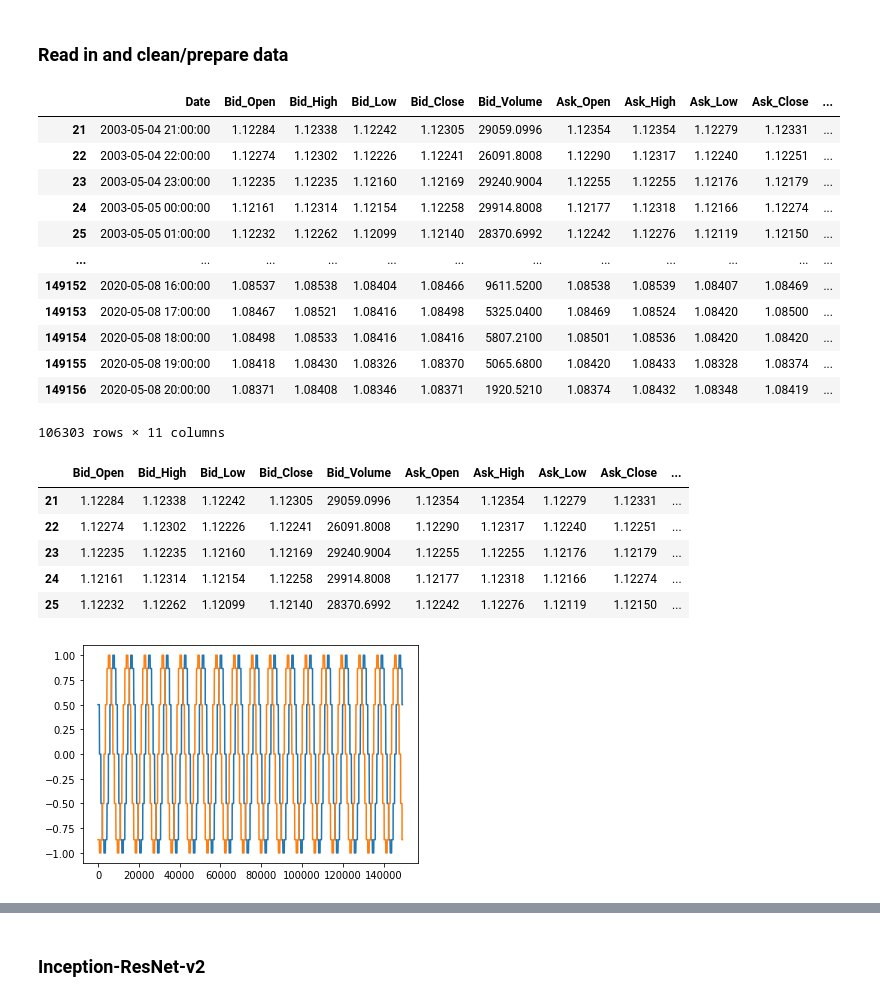
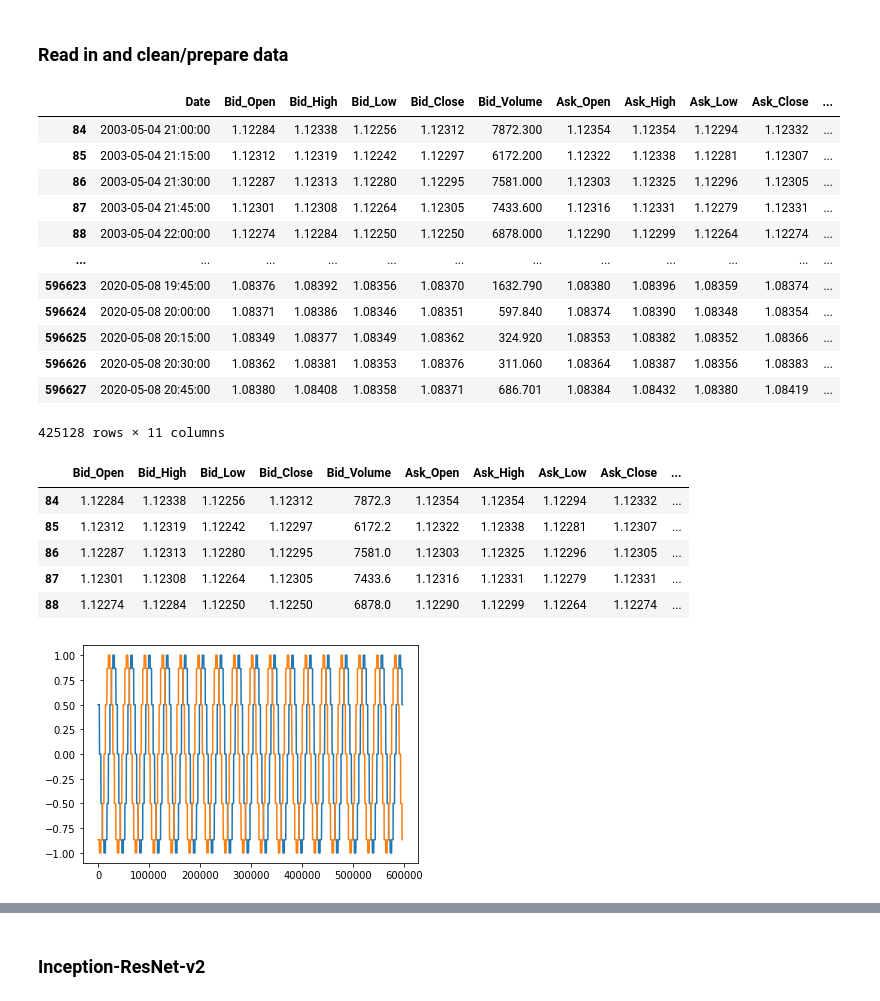
Before and after one commit to ethanp55/Forex-AI, a Jupyter notebook: forex_RL.ipynb, the cells around one changed output, grey strips where cells are left out. Cells and saved outputs as stored; diff of their text form; code cells hidden in the pictures.

```diff
--- a/forex_RL.ipynb
+++ b/forex_RL.ipynb
@@ -49,26 +49,26 @@ Mounted at /content/drive
 # %% [markdown]
 ### Read in and clean/prepare data
 # %%
-df = pd.read_csv(file_path + 'EURUSD_Candlestick_1_Hour_03.05.2003-07.05.2020.csv')
+df = pd.read_csv(file_path + 'EURUSD_Candlestick_15_M_2003-2020.csv')
 df.rename(columns={'Gmt time': 'Date'}, inplace=True)
 df.Date = pd.to_datetime(df.Date, format='%d.%m.%Y %H:%M:%S.%f')
 df.drop_duplicates(subset=df.columns.difference(['Date']), keep=False, inplace=True)
 
 df
 # %% [output]
 |  | Date | Bid_Open | Bid_High | Bid_Low | Bid_Close | Bid_Volume | Ask_Open | Ask_High | Ask_Low | Ask_Close | ... |
-| 21 | 2003-05-04 21:00:00 | 1.12284 | 1.12338 | 1.12242 | 1.12305 | 29059.0996 | 1.12354 | 1.12354 | 1.12279 | 1.12331 | ... |
-| 22 | 2003-05-04 22:00:00 | 1.12274 | 1.12302 | 1.12226 | 1.12241 | 26091.8008 | 1.12290 | 1.12317 | 1.12240 | 1.12251 | ... |
-| 23 | 2003-05-04 23:00:00 | 1.12235 | 1.12235 | 1.12160 | 1.12169 | 29240.9004 | 1.12255 | 1.12255 | 1.12176 | 1.12179 | ... |
-| 24 | 2003-05-05 00:00:00 | 1.12161 | 1.12314 | 1.12154 | 1.12258 | 29914.8008 | 1.12177 | 1.12318 | 1.12166 | 1.12274 | ... |
-| 25 | 2003-05-05 01:00:00 | 1.12232 | 1.12262 | 1.12099 | 1.12140 | 28370.6992 | 1.12242 | 1.12276 | 1.12119 | 1.12150 | ... |
+| 84 | 2003-05-04 21:00:00 | 1.12284 | 1.12338 | 1.12256 | 1.12312 | 7872.300 | 1.12354 | 1.12354 | 1.12294 | 1.12332 | ... |
+| 85 | 2003-05-04 21:15:00 | 1.12312 | 1.12319 | 1.12242 | 1.12297 | 6172.200 | 1.12322 | 1.12338 | 1.12281 | 1.12307 | ... |
+| 86 | 2003-05-04 21:30:00 | 1.12287 | 1.12313 | 1.12280 | 1.12295 | 7581.000 | 1.12303 | 1.12325 | 1.12296 | 1.12305 | ... |
+| 87 | 2003-05-04 21:45:00 | 1.12301 | 1.12308 | 1.12264 | 1.12305 | 7433.600 | 1.12316 | 1.12331 | 1.12279 | 1.12331 | ... |
+| 88 | 2003-05-04 22:00:00 | 1.12274 | 1.12284 | 1.12250 | 1.12250 | 6878.000 | 1.12290 | 1.12299 | 1.12264 | 1.12274 | ... |
 | ... | ... | ... | ... | ... | ... | ... | ... | ... | ... | ... | ... |
-| 149152 | 2020-05-08 16:00:00 | 1.08537 | 1.08538 | 1.08404 | 1.08466 | 9611.5200 | 1.08538 | 1.08539 | 1.08407 | 1.08469 | ... |
-| 149153 | 2020-05-08 17:00:00 | 1.08467 | 1.08521 | 1.08416 | 1.08498 | 5325.0400 | 1.08469 | 1.08524 | 1.08420 | 1.08500 | ... |
-| 149154 | 2020-05-08 18:00:00 | 1.08498 | 1.08533 | 1.08416 | 1.08416 | 5807.2100 | 1.08501 | 1.08536 | 1.08420 | 1.08420 | ... |
-| 149155 | 2020-05-08 19:00:00 | 1.08418 | 1.08430 | 1.08326 | 1.08370 | 5065.6800 | 1.08420 | 1.08433 | 1.08328 | 1.08374 | ... |
-| 149156 | 2020-05-08 20:00:00 | 1.08371 | 1.08408 | 1.08346 | 1.08371 | 1920.5210 | 1.08374 | 1.08432 | 1.08348 | 1.08419 | ... |
+| 596623 | 2020-05-08 19:45:00 | 1.08376 | 1.08392 | 1.08356 | 1.08370 | 1632.790 | 1.08380 | 1.08396 | 1.08359 | 1.08374 | ... |
+| 596624 | 2020-05-08 20:00:00 | 1.08371 | 1.08386 | 1.08346 | 1.08351 | 597.840 | 1.08374 | 1.08390 | 1.08348 | 1.08354 | ... |
+| 596625 | 2020-05-08 20:15:00 | 1.08349 | 1.08377 | 1.08349 | 1.08362 | 324.920 | 1.08353 | 1.08382 | 1.08352 | 1.08366 | ... |
+| 596626 | 2020-05-08 20:30:00 | 1.08362 | 1.08381 | 1.08353 | 1.08376 | 311.060 | 1.08364 | 1.08387 | 1.08356 | 1.08383 | ... |
+| 596627 | 2020-05-08 20:45:00 | 1.08380 | 1.08408 | 1.08358 | 1.08371 | 686.701 | 1.08384 | 1.08432 | 1.08380 | 1.08419 | ... |
-106303 rows × 11 columns
+425128 rows × 11 columns
 # %%
 # # Plot the data
 # trace = go.Figure(go.Ohlc(x=df.Date, open=df.Open, high=df.High,
@@ -97,12 +97,12 @@ df.cos_month.plot()
 df.head()
 # %% [output]
 |  | Bid_Open | Bid_High | Bid_Low | Bid_Close | Bid_Volume | Ask_Open | Ask_High | Ask_Low | Ask_Close | ... |
-| 21 | 1.12284 | 1.12338 | 1.12242 | 1.12305 | 29059.0996 | 1.12354 | 1.12354 | 1.12279 | 1.12331 | ... |
-| 22 | 1.12274 | 1.12302 | 1.12226 | 1.12241 | 26091.8008 | 1.12290 | 1.12317 | 1.12240 | 1.12251 | ... |
-| 23 | 1.12235 | 1.12235 | 1.12160 | 1.12169 | 29240.9004 | 1.12255 | 1.12255 | 1.12176 | 1.12179 | ... |
-| 24 | 1.12161 | 1.12314 | 1.12154 | 1.12258 | 29914.8008 | 1.12177 | 1.12318 | 1.12166 | 1.12274 | ... |
-| 25 | 1.12232 | 1.12262 | 1.12099 | 1.12140 | 28370.6992 | 1.12242 | 1.12276 | 1.12119 | 1.12150 | ... |
+| 84 | 1.12284 | 1.12338 | 1.12256 | 1.12312 | 7872.3 | 1.12354 | 1.12354 | 1.12294 | 1.12332 | ... |
+| 85 | 1.12312 | 1.12319 | 1.12242 | 1.12297 | 6172.2 | 1.12322 | 1.12338 | 1.12281 | 1.12307 | ... |
+| 86 | 1.12287 | 1.12313 | 1.12280 | 1.12295 | 7581.0 | 1.12303 | 1.12325 | 1.12296 | 1.12305 | ... |
+| 87 | 1.12301 | 1.12308 | 1.12264 | 1.12305 | 7433.6 | 1.12316 | 1.12331 | 1.12279 | 1.12331 | ... |
+| 88 | 1.12274 | 1.12284 | 1.12250 | 1.12250 | 6878.0 | 1.12290 | 1.12299 | 1.12264 | 1.12274 | ... |
-[figure, old version]
+[figure, new version]
 # %%
 # Add technical indicators (for additional features)
 # Bid technical indicators
```
Also changed, not shown: parts of 9 cells of this notebook.
